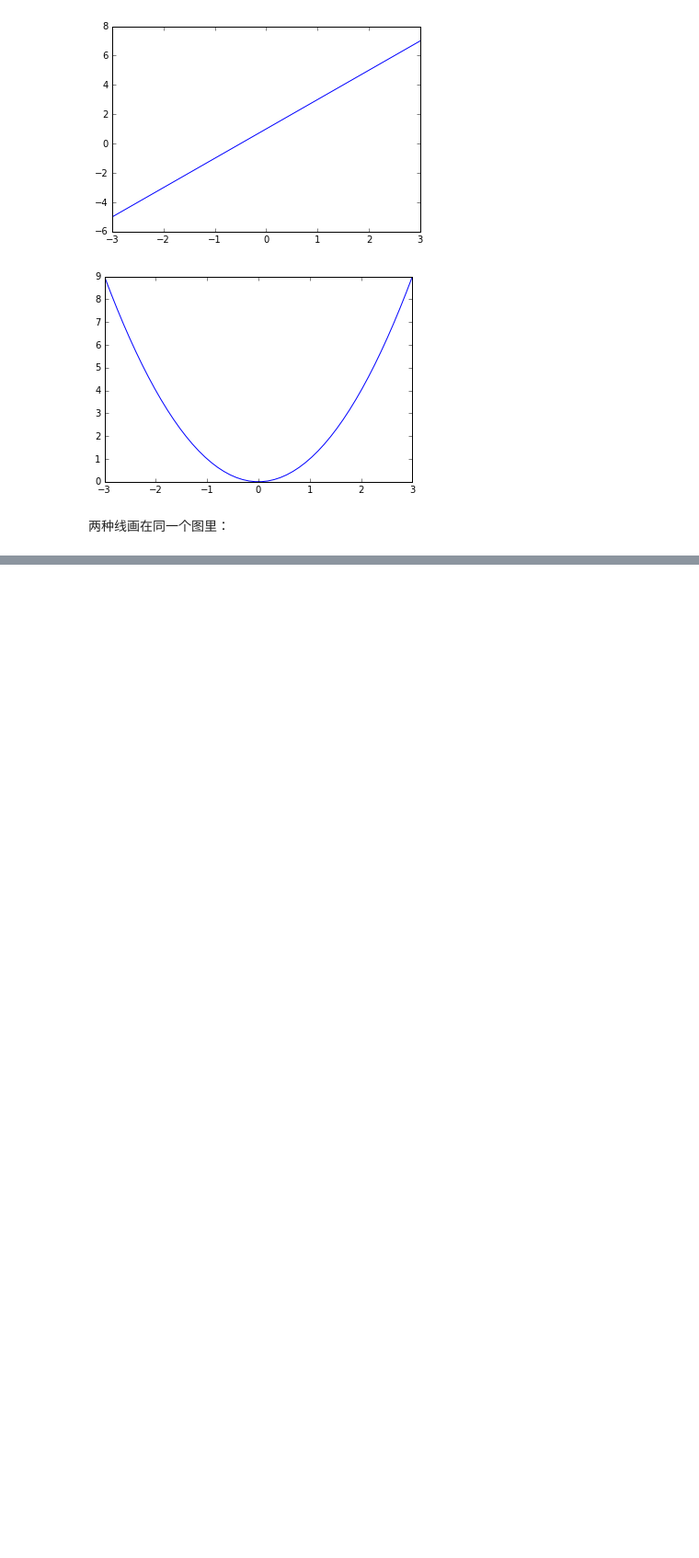
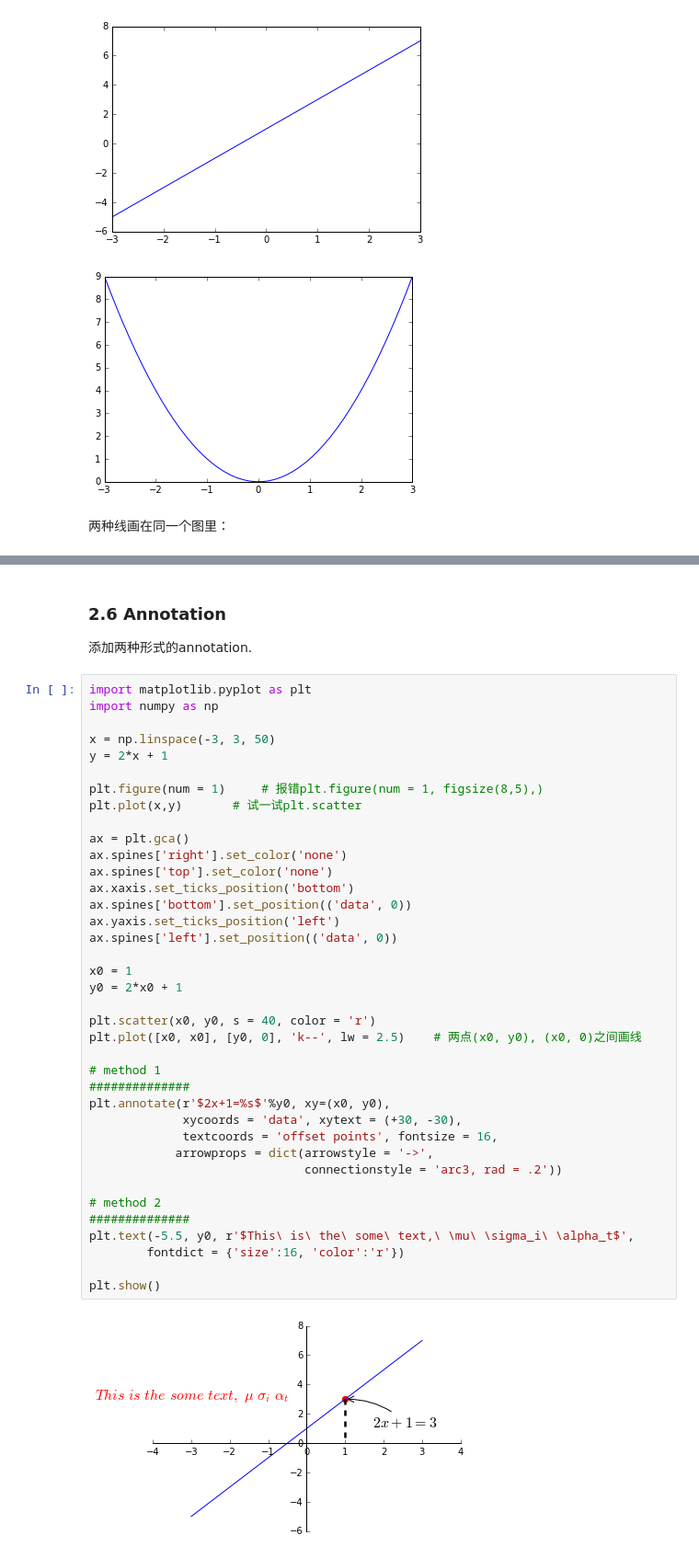
Before and after one commit to ugoood/BigMass, a Jupyter notebook: Numpy_Study/Matplotlib_Python_xiang's_Learning_Files/Matplotlib_python_figure.ipynb, the cells around one changed output, grey strips where cells are left out. Shown at 92% size. Saved outputs shown, nothing was run; the diff lists cells and outputs as text; blank space fills up the shorter version.

```diff
--- a/Numpy_Study/Matplotlib_Python_xiang's_Learning_Files/Matplotlib_python_figure.ipynb
+++ b/Numpy_Study/Matplotlib_Python_xiang's_Learning_Files/Matplotlib_python_figure.ipynb
@@ -103,0 +217,43 @@ plt.show()
+# %% [markdown]
+### 2.6  Annotation
+添加两种形式的annotation.
+# %%
+import matplotlib.pyplot as plt
+import numpy as np
+
+x = np.linspace(-3, 3, 50)
+y = 2*x + 1
+
+plt.figure(num = 1)     # 报错plt.figure(num = 1, figsize(8,5),)
+plt.plot(x,y)       # 试一试plt.scatter
+
+ax = plt.gca()
+ax.spines['right'].set_color('none')
+ax.spines['top'].set_color('none')
+ax.xaxis.set_ticks_position('bottom')
+ax.spines['bottom'].set_position(('data', 0))
+ax.yaxis.set_ticks_position('left')
+ax.spines['left'].set_position(('data', 0))
+
+x0 = 1
+y0 = 2*x0 + 1
+
+plt.scatter(x0, y0, s = 40, color = 'r')
+plt.plot([x0, x0], [y0, 0], 'k--', lw = 2.5)    # 两点(x0, y0), (x0, 0)之间画线
+
+# method 1
+##############
+plt.annotate(r'$2x+1=%s$'%y0, xy=(x0, y0),
+             xycoords = 'data', xytext = (+30, -30),
+             textcoords = 'offset points', fontsize = 16,
+            arrowprops = dict(arrowstyle = '->',
+                              connectionstyle = 'arc3, rad = .2'))
+
+# method 2
+##############
+plt.text(-5.5, y0, r'$This\ is\ the\ some\ text,\ \mu\ \sigma_i\ \alpha_t$',
+        fontdict = {'size':16, 'color':'r'})
+
+plt.show()
+# %% [output]
+[figure, added]
```
Also changed, not shown: parts of 36 cells of this notebook.
